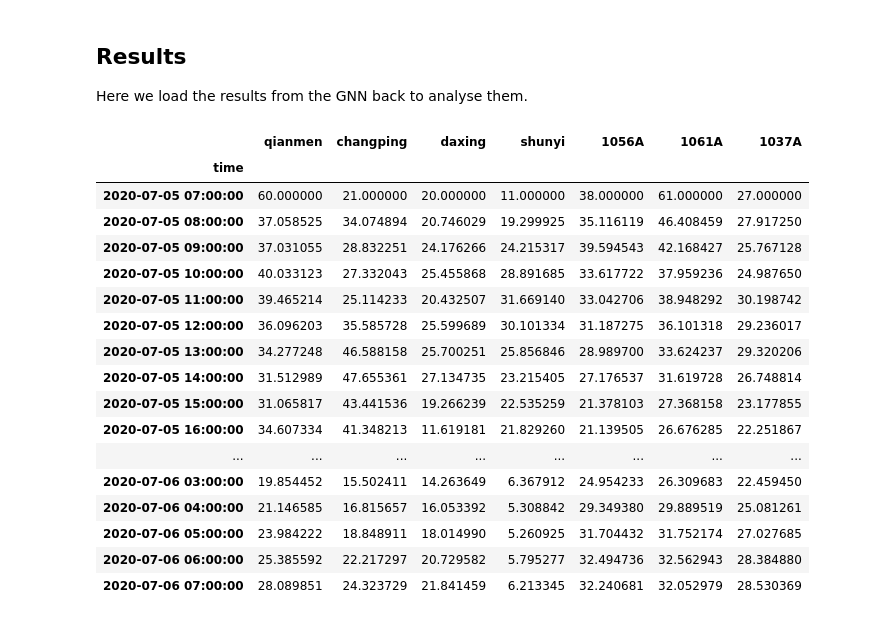
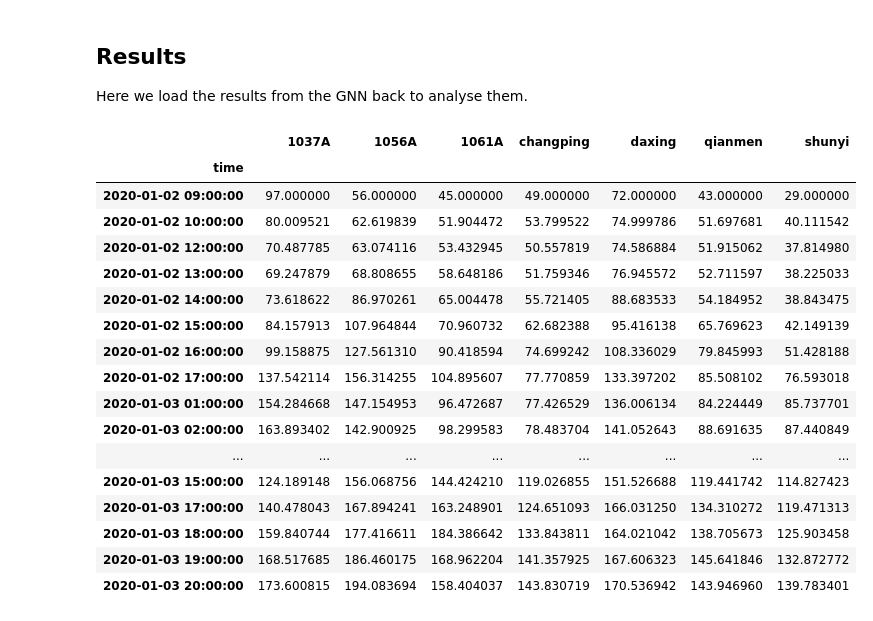
Before and after one commit to deutschmn/split-pollution-sources, a Jupyter notebook: gnn-prep.ipynb, the cells around one changed output. Cells and saved outputs as stored; diff of their text form; code cells hidden in the pictures.

Commit message:
Fix bug in loading GNN results

```diff
--- a/gnn-prep.ipynb
+++ b/gnn-prep.ipynb
@@ -105,6 +105,7 @@ len(export_df)
 # %%
 # transform from data frame to shape of KnowAir.npy
 export_grouped = export_df.groupby('device_id').apply(pd.DataFrame.to_numpy)
+export_devices = list(export_grouped.index)
 my_know_air = list(map(lambda x: x[:,1:], export_grouped))
 
 # time × city × measure
@@ -148,38 +155,40 @@ Here we load the results from the GNN back to analyse them.
 # %%
 def transform_preds_back(time_npy, pred_npy, devices, data_start, melted=True):
     parsed_timestamps = pd.DataFrame(time_npy).applymap(pd.Timestamp.fromtimestamp)
-    idx = np.where(parsed_timestamps[0] == data_start)[0][0]
+    idx = np.where(parsed_timestamps[0] == data_start)[0][0] + 1
 
     pred_index = pd.Index(parsed_timestamps[parsed_timestamps[0] == data_start].iloc[0], name='time')
     pred_df = pd.DataFrame(pred_npy[idx, :, :, 0], index=pred_index, columns=devices)
 
     if melted:
-        return pred_df.melt(ignore_index=False, var_name='city', value_name='pm25')
+        return pred_df.melt(ignore_index=False, var_name='device_id', value_name='pm25')
     else:
         return pred_df
 # %%
 result_path = data_path + 'results/1_24/1/PM25_GNN/20210307142226/00/'
 
 time_npy = np.load(result_path + 'time.npy')
 pred_npy = np.load(result_path + 'predict.npy')
+label_npy = np.load(result_path + 'label.npy')
 
-transform_preds_back(time_npy, pred_npy, rel_devices, '2020-07-05 07:00:00', melted=False)
+preds = transform_preds_back(time_npy, pred_npy, export_devices, '2020-01-02 09:00:00', melted=False)
+preds
 # %% [output]
-|  | qianmen | changping | daxing | shunyi | 1056A | 1061A | 1037A |
+|  | 1037A | 1056A | 1061A | changping | daxing | qianmen | shunyi |
 | time |  |  |  |  |  |  |  |
-| 2020-07-05 07:00:00 | 60.000000 | 21.000000 | 20.000000 | 11.000000 | 38.000000 | 61.000000 | 27.000000 |
-| 2020-07-05 08:00:00 | 37.058525 | 34.074894 | 20.746029 | 19.299925 | 35.116119 | 46.408459 | 27.917250 |
-| 2020-07-05 09:00:00 | 37.031055 | 28.832251 | 24.176266 | 24.215317 | 39.594543 | 42.168427 | 25.767128 |
-| 2020-07-05 10:00:00 | 40.033123 | 27.332043 | 25.455868 | 28.891685 | 33.617722 | 37.959236 | 24.987650 |
-| 2020-07-05 11:00:00 | 39.465214 | 25.114233 | 20.432507 | 31.669140 | 33.042706 | 38.948292 | 30.198742 |
-| 2020-07-05 12:00:00 | 36.096203 | 35.585728 | 25.599689 | 30.101334 | 31.187275 | 36.101318 | 29.236017 |
-| 2020-07-05 13:00:00 | 34.277248 | 46.588158 | 25.700251 | 25.856846 | 28.989700 | 33.624237 | 29.320206 |
-| 2020-07-05 14:00:00 | 31.512989 | 47.655361 | 27.134735 | 23.215405 | 27.176537 | 31.619728 | 26.748814 |
-| 2020-07-05 15:00:00 | 31.065817 | 43.441536 | 19.266239 | 22.535259 | 21.378103 | 27.368158 | 23.177855 |
-| 2020-07-05 16:00:00 | 34.607334 | 41.348213 | 11.619181 | 21.829260 | 21.139505 | 26.676285 | 22.251867 |
+| 2020-01-02 09:00:00 | 97.000000 | 56.000000 | 45.000000 | 49.000000 | 72.000000 | 43.000000 | 29.000000 |
+| 2020-01-02 10:00:00 | 80.009521 | 62.619839 | 51.904472 | 53.799522 | 74.999786 | 51.697681 | 40.111542 |
+| 2020-01-02 12:00:00 | 70.487785 | 63.074116 | 53.432945 | 50.557819 | 74.586884 | 51.915062 | 37.814980 |
+| 2020-01-02 13:00:00 | 69.247879 | 68.808655 | 58.648186 | 51.759346 | 76.945572 | 52.711597 | 38.225033 |
+| 2020-01-02 14:00:00 | 73.618622 | 86.970261 | 65.004478 | 55.721405 | 88.683533 | 54.184952 | 38.843475 |
+| 2020-01-02 15:00:00 | 84.157913 | 107.964844 | 70.960732 | 62.682388 | 95.416138 | 65.769623 | 42.149139 |
+| 2020-01-02 16:00:00 | 99.158875 | 127.561310 | 90.418594 | 74.699242 | 108.336029 | 79.845993 | 51.428188 |
+| 2020-01-02 17:00:00 | 137.542114 | 156.314255 | 104.895607 | 77.770859 | 133.397202 | 85.508102 | 76.593018 |
+| 2020-01-03 01:00:00 | 154.284668 | 147.154953 | 96.472687 | 77.426529 | 136.006134 | 84.224449 | 85.737701 |
+| 2020-01-03 02:00:00 | 163.893402 | 142.900925 | 98.299583 | 78.483704 | 141.052643 | 88.691635 | 87.440849 |
 | ... | ... | ... | ... | ... | ... | ... | ... |
-| 2020-07-06 03:00:00 | 19.854452 | 15.502411 | 14.263649 | 6.367912 | 24.954233 | 26.309683 | 22.459450 |
-| 2020-07-06 04:00:00 | 21.146585 | 16.815657 | 16.053392 | 5.308842 | 29.349380 | 29.889519 | 25.081261 |
-| 2020-07-06 05:00:00 | 23.984222 | 18.848911 | 18.014990 | 5.260925 | 31.704432 | 31.752174 | 27.027685 |
-| 2020-07-06 06:00:00 | 25.385592 | 22.217297 | 20.729582 | 5.795277 | 32.494736 | 32.562943 | 28.384880 |
-| 2020-07-06 07:00:00 | 28.089851 | 24.323729 | 21.841459 | 6.213345 | 32.240681 | 32.052979 | 28.530369 |
+| 2020-01-03 15:00:00 | 124.189148 | 156.068756 | 144.424210 | 119.026855 | 151.526688 | 119.441742 | 114.827423 |
+| 2020-01-03 17:00:00 | 140.478043 | 167.894241 | 163.248901 | 124.651093 | 166.031250 | 134.310272 | 119.471313 |
+| 2020-01-03 18:00:00 | 159.840744 | 177.416611 | 184.386642 | 133.843811 | 164.021042 | 138.705673 | 125.903458 |
+| 2020-01-03 19:00:00 | 168.517685 | 186.460175 | 168.962204 | 141.357925 | 167.606323 | 145.641846 | 132.872772 |
+| 2020-01-03 20:00:00 | 173.600815 | 194.083694 | 158.404037 | 143.830719 | 170.536942 | 143.946960 | 139.783401 |
```
Also changed, not shown: parts of 8 cells of this notebook, 2 other files.
